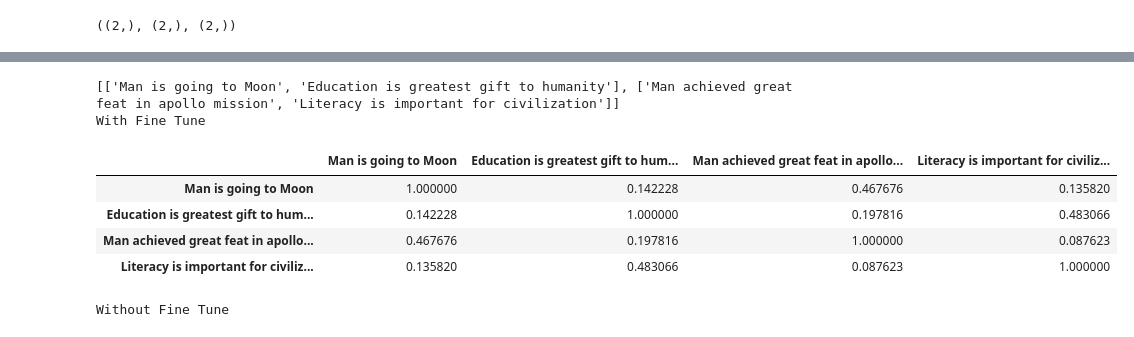
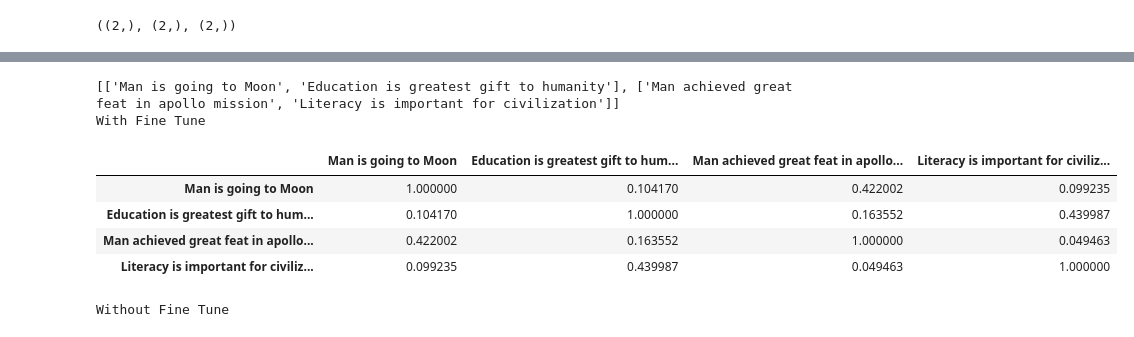
Before and after one commit to meethariprasad/research_works, a Jupyter notebook: Siamese_TF_Cosine_Distance_Fine_Tune.ipynb, the cells around one changed output, grey strips where cells are left out. Saved outputs shown, nothing was run; the diff lists cells and outputs as text; code cells hidden in the pictures.

```diff
--- a/Siamese_TF_Cosine_Distance_Fine_Tune.ipynb
+++ b/Siamese_TF_Cosine_Distance_Fine_Tune.ipynb
@@ -42,8 +41,8 @@ import logging
 tf.get_logger().setLevel(logging.ERROR)
 
 huburl = "https://tfhub.dev/google/universal-sentence-encoder/4" #@param ["https://tfhub.dev/google/universal-sentence-encoder/4", "https://tfhub.dev/google/universal-sentence-encoder-large/5"]
-loaded_module_obj = hub.load(huburl)
-shared_embedding_layer = hub.KerasLayer(loaded_module_obj,trainable=True)
+fine_tuned_module_object = hub.load(huburl)
+shared_embedding_layer = hub.KerasLayer(fine_tuned_module_object,trainable=True)
 
 left_input = keras.Input(shape=(), dtype=tf.string)
 right_input = keras.Input(shape=(), dtype=tf.string)
@@ -54,7 +53,11 @@ embedding_right_output= shared_embedding_layer(right_input)
 
 
 cosine_similiarity=tf.keras.layers.Dot(axes=-1,normalize=True)([embedding_left_output,embedding_right_output])
-cos_distance=1-cosine_similiarity
+clip_cosine_similarities = tf.clip_by_value(cosine_similiarity, -1.0, 1.0)
+cos_distance = 1.0 - tf.acos(clip_cosine_similarities)
+
+#We are using acos so that highly similiar sentences can have well
+#seperation. So we are not using cos_distance=1-cosine_similiarity
 
 model = tf.keras.Model([left_input,right_input], cos_distance)
 #Define Optimizer
@@ -162,37 +151,37 @@ Epoch 300/300
 # %%
 import tensorflow_hub as hub
 import tensorflow as tf
 print (text_list)
 try:
   text_list=sum(text_list, [])
 except:
   pass
 
-embeddings = loaded_module_obj(text_list)
+embeddings = fine_tuned_module_object(text_list)
 
 # print (embeddings.numpy())
 
 embed_target=embeddings.numpy()
 import pandas as pd
 doc_embed = pd.DataFrame(data=embed_target)
 doc_embed.index=text_list
 
 
 
 finetuned_similiarity=get_similiarity(doc_embed,doc_embed)
 # np.fill_diagonal(sim.values, 0)
 finetuned_similiarity.index=text_list
 finetuned_similiarity.columns=text_list
 print ("With Fine Tune")
 finetuned_similiarity
 # %% [output]
 [['Man is going to Moon', 'Education is greatest gift to humanity'], ['Man achieved great feat in apollo mission', 'Literacy is important for civilization']]
 With Fine Tune
 |  | Man is going to Moon | Education is greatest gift to hum... | Man achieved great feat in apollo... | Literacy is important for civiliz... |
-| Man is going to Moon | 1.000000 | 0.142228 | 0.467676 | 0.135820 |
-| Education is greatest gift to hum... | 0.142228 | 1.000000 | 0.197816 | 0.483066 |
-| Man achieved great feat in apollo... | 0.467676 | 0.197816 | 1.000000 | 0.087623 |
-| Literacy is important for civiliz... | 0.135820 | 0.483066 | 0.087623 | 1.000000 |
+| Man is going to Moon | 1.000000 | 0.104170 | 0.422002 | 0.099235 |
+| Education is greatest gift to hum... | 0.104170 | 1.000000 | 0.163552 | 0.439987 |
+| Man achieved great feat in apollo... | 0.422002 | 0.163552 | 1.000000 | 0.049463 |
+| Literacy is important for civiliz... | 0.099235 | 0.439987 | 0.049463 | 1.000000 |
 # %%
 #Without fine tune: Similiarity
 ########################################
```
Also changed, not shown: parts of 8 cells of this notebook.
